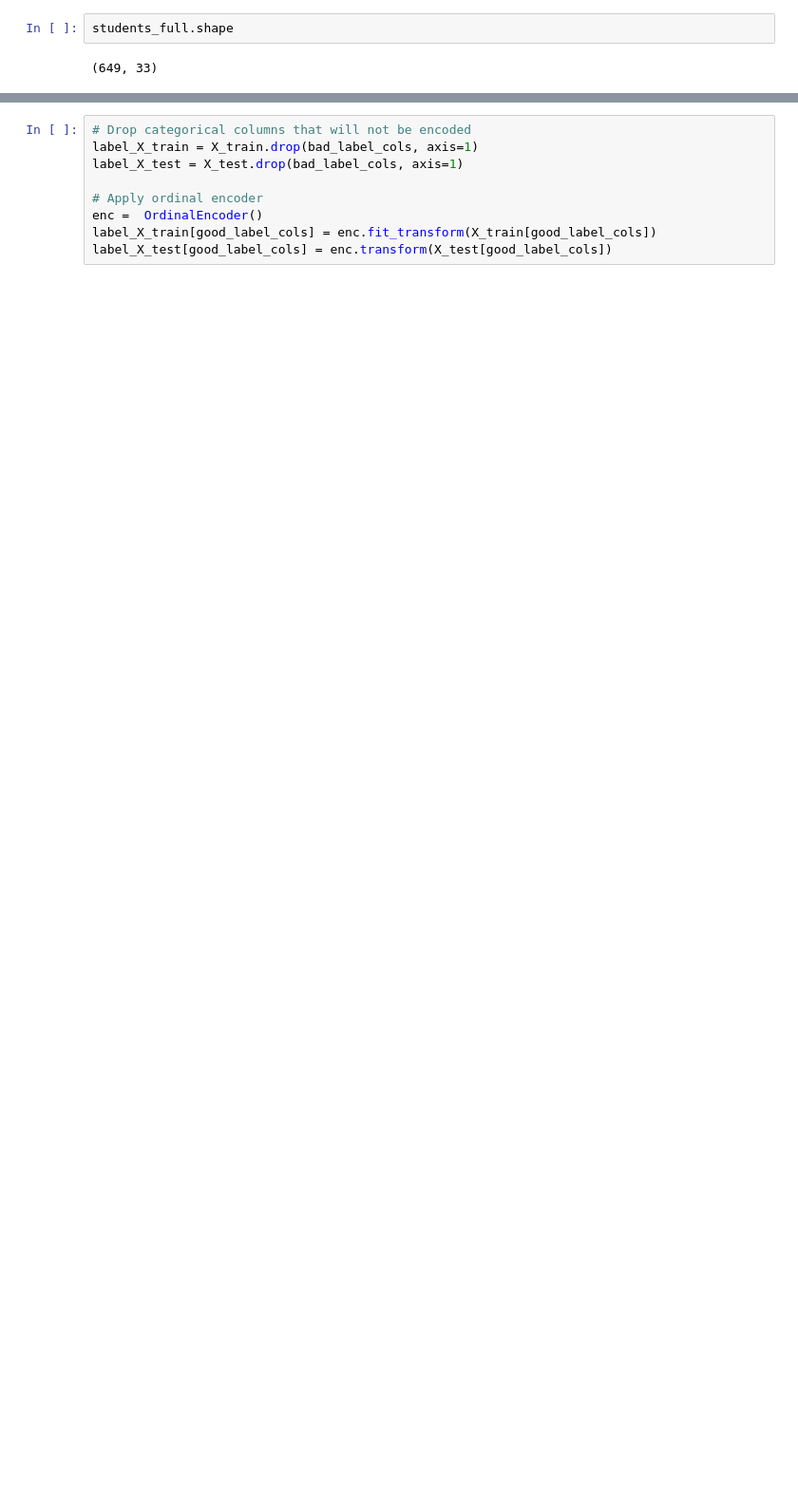
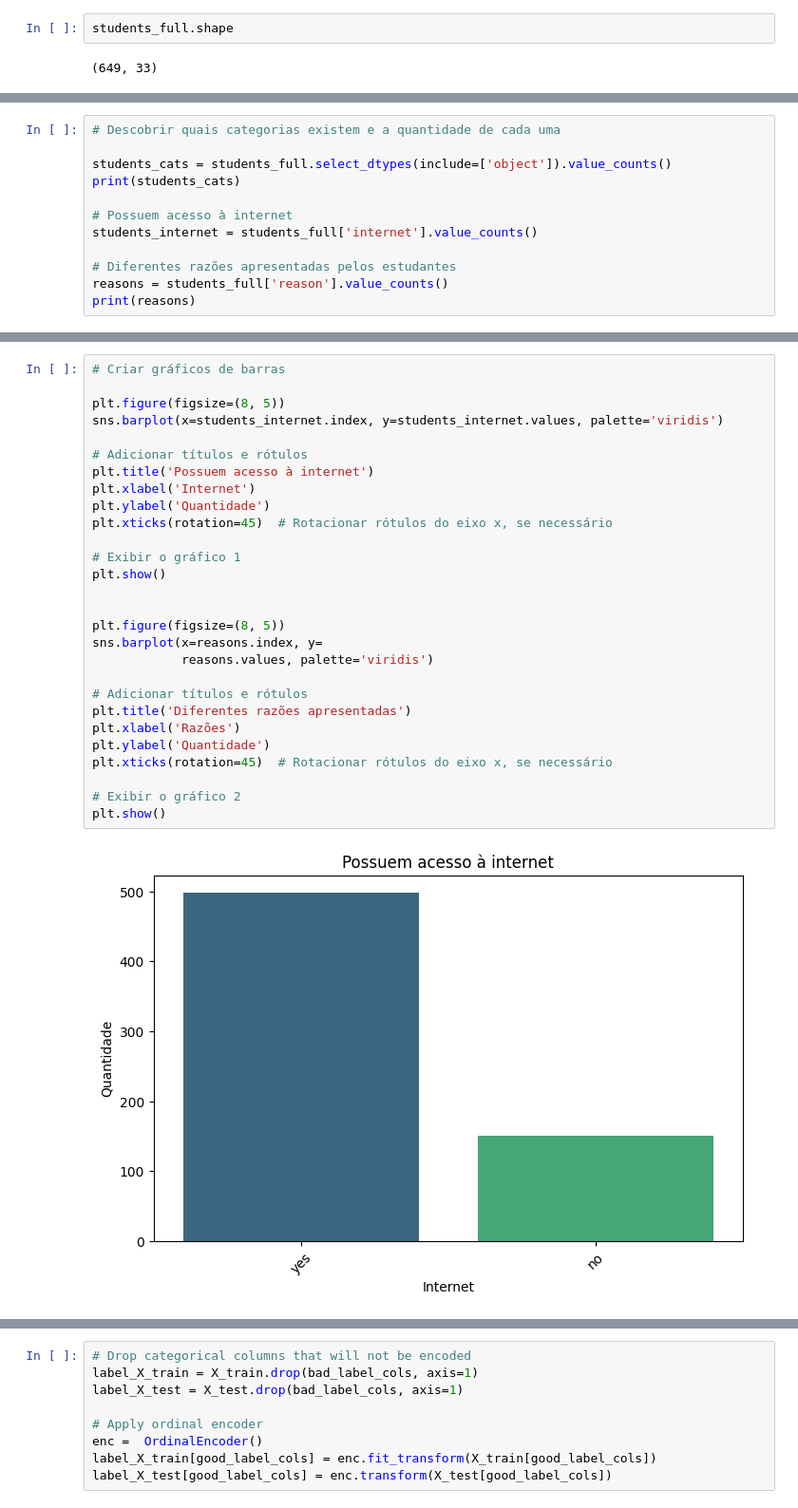
Before and after one commit to emanoelopes/progpy, a Jupyter notebook: uci-dt-studentsperformanceprediction.ipynb, the cells around one changed output, grey strips where cells are left out. Shown: that part at 95% size. Drawn from its saved outputs; the diff is of its cells as text; blank space fills up the shorter version.

Commit message:
Kaggle Notebook | UCI - LR - Students Performance Prediction | Version 9

```diff
--- a/uci-dt-studentsperformanceprediction.ipynb
+++ b/uci-dt-studentsperformanceprediction.ipynb
@@ -76,0 +137,12 @@ students_full.shape
+# %%
+# Descobrir quais categorias existem e a quantidade de cada uma
+
+students_cats = students_full.select_dtypes(include=['object']).value_counts()
+print(students_cats)
+
+# Possuem acesso à internet
+students_internet = students_full['internet'].value_counts()
+
+# Diferentes razões apresentadas pelos estudantes
+reasons = students_full['reason'].value_counts()
+print(reasons)
@@ -76,0 +169,30 @@ students_full.shape
+# %%
+# Criar gráficos de barras
+
+plt.figure(figsize=(8, 5))
+sns.barplot(x=students_internet.index, y=students_internet.values, palette='viridis')
+
+# Adicionar títulos e rótulos
+plt.title('Possuem acesso à internet')
+plt.xlabel('Internet')
+plt.ylabel('Quantidade')
+plt.xticks(rotation=45)  # Rotacionar rótulos do eixo x, se necessário
+
+# Exibir o gráfico 1
+plt.show()
+
+
+plt.figure(figsize=(8, 5))
+sns.barplot(x=reasons.index, y=
+            reasons.values, palette='viridis')
+
+# Adicionar títulos e rótulos
+plt.title('Diferentes razões apresentadas')
+plt.xlabel('Razões')
+plt.ylabel('Quantidade')
+plt.xticks(rotation=45)  # Rotacionar rótulos do eixo x, se necessário
+
+# Exibir o gráfico 2
+plt.show()
+# %% [output]
+[figure, added]
```
Also changed, not shown: parts of 47 cells of this notebook.
